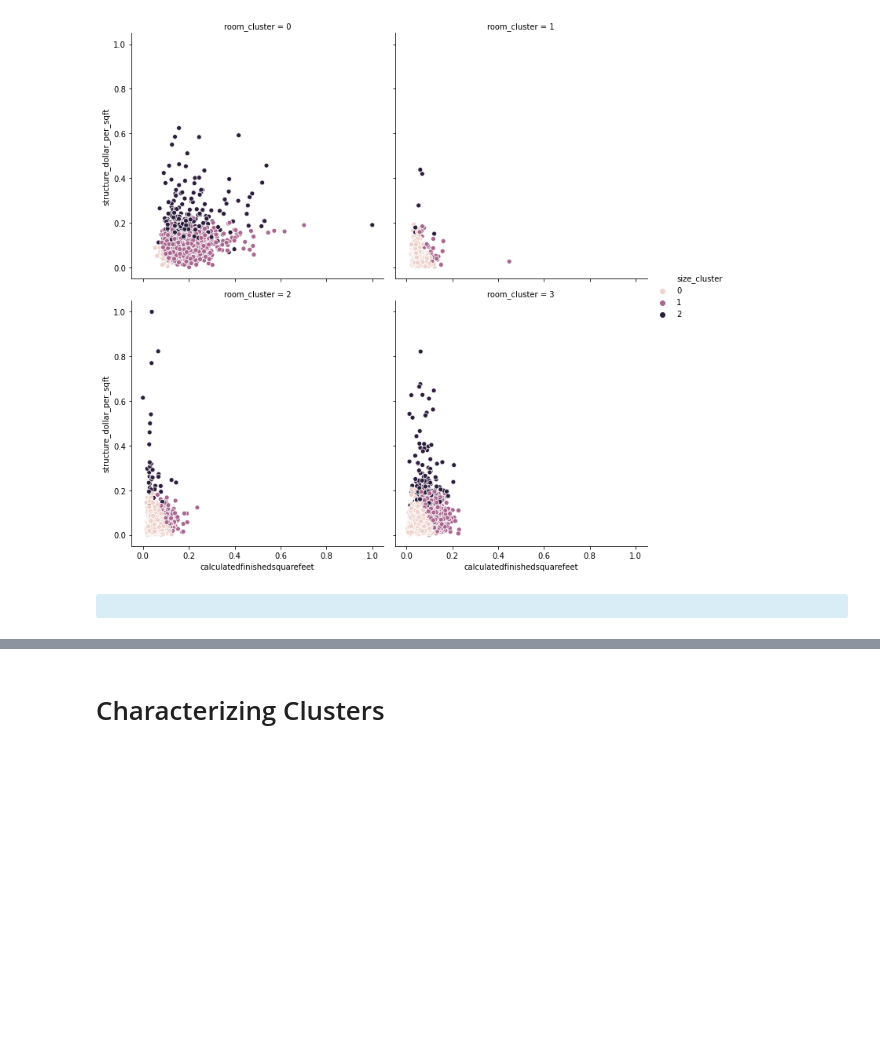
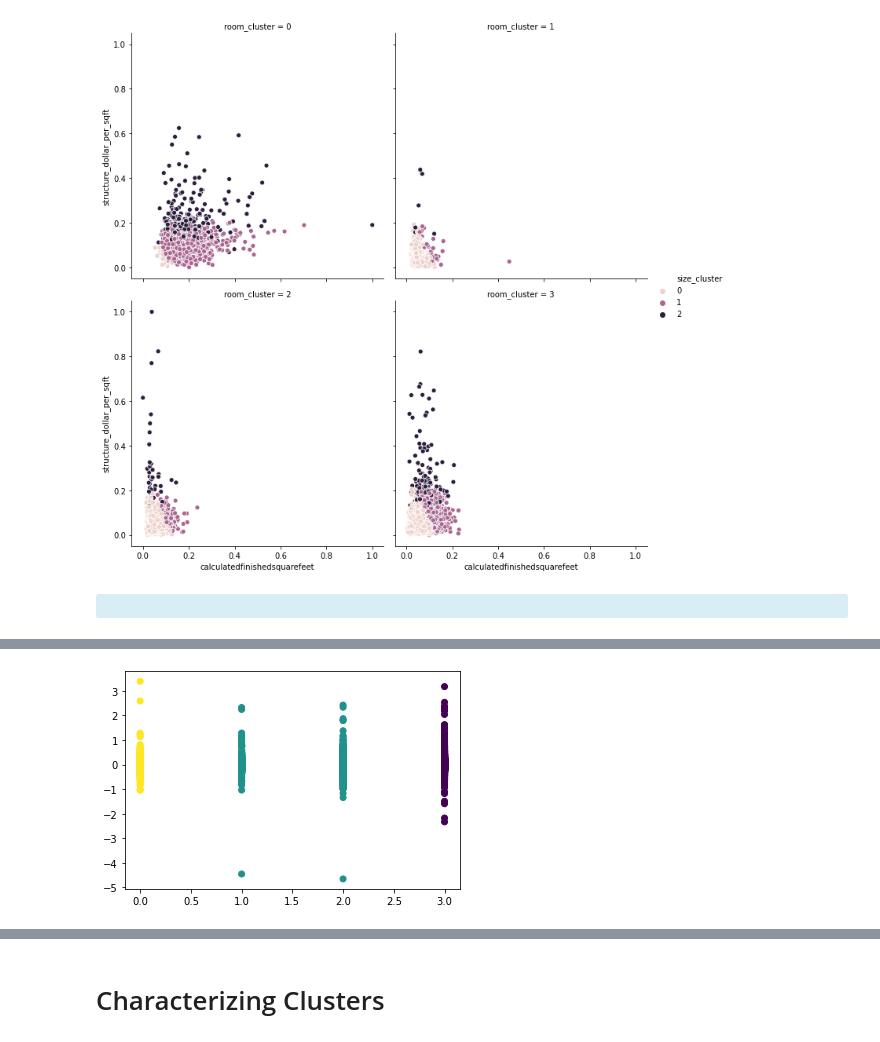
Before and after one commit to CSolitaire/zillow_cluster_project, a Jupyter notebook: mvp.ipynb, the cells around one changed output, grey strips where cells are left out. Saved outputs shown, nothing was run; the diff lists cells and outputs as text; code cells hidden in the pictures; blank space fills up the shorter version.

```diff
--- a/mvp.ipynb
+++ b/mvp.ipynb
@@ -296,0 +364,5 @@ plt.show()
+# %%
+plt.scatter(X_train_scaled.room_cluster, y_train.logerror, c=X_train_scaled.location_cluster)
+plt.show()
+# %% [output]
+[figure, added]
```
Also changed, not shown: parts of 45 cells of this notebook.
